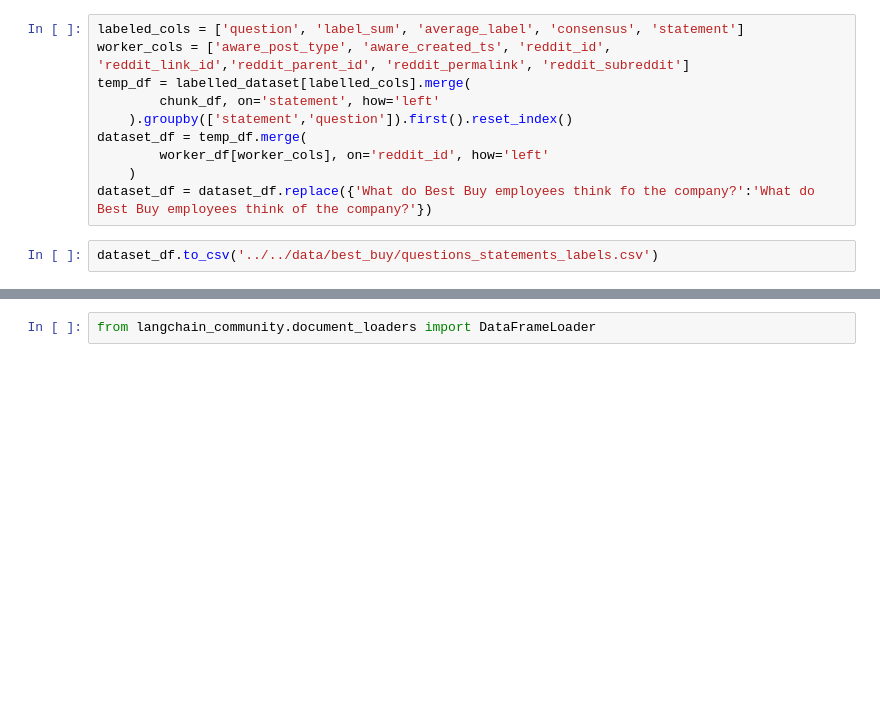
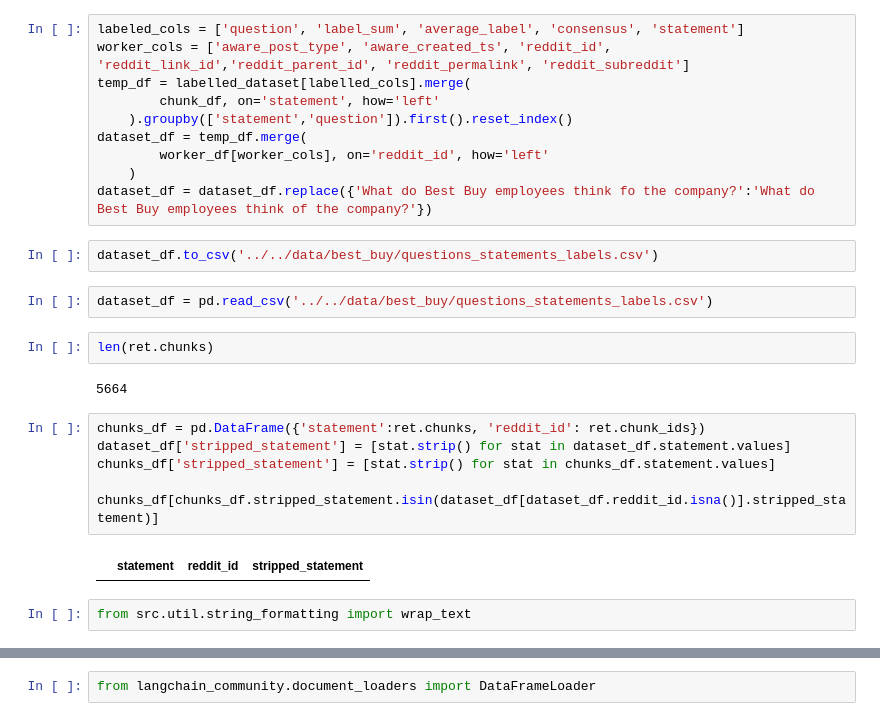
Before and after one commit to peter-mm-williams/aware-nlp, a Jupyter notebook: notebooks/PeterNotebooks/dataset-prep.ipynb, the cells around one changed output, grey strips where cells are left out. Drawn from its saved outputs; the diff is of its cells as text; blank space fills up the shorter version.

```diff
--- a/notebooks/PeterNotebooks/dataset-prep.ipynb
+++ b/notebooks/PeterNotebooks/dataset-prep.ipynb
@@ -139,3 +143,19 @@ dataset_df = temp_df.merge(
 dataset_df = dataset_df.replace({'What do Best Buy employees think fo the company?':'What do Best Buy employees think of the company?'})
 # %%
 dataset_df.to_csv('../../data/best_buy/questions_statements_labels.csv')
+# %%
+dataset_df = pd.read_csv('../../data/best_buy/questions_statements_labels.csv')
+# %%
+len(ret.chunks)
+# %% [output]
+5664
+# %%
+chunks_df = pd.DataFrame({'statement':ret.chunks, 'reddit_id': ret.chunk_ids})
+dataset_df['stripped_statement'] = [stat.strip() for stat in dataset_df.statement.values]
+chunks_df['stripped_statement'] = [stat.strip() for stat in chunks_df.statement.values]
+
+chunks_df[chunks_df.stripped_statement.isin(dataset_df[dataset_df.reddit_id.isna()].stripped_statement)]
+# %% [output]
+|  | statement | reddit_id | stripped_statement |
+# %%
+from src.util.string_formatting import wrap_text
```
Also changed, not shown: parts of 8 cells of this notebook, 29 other files.
